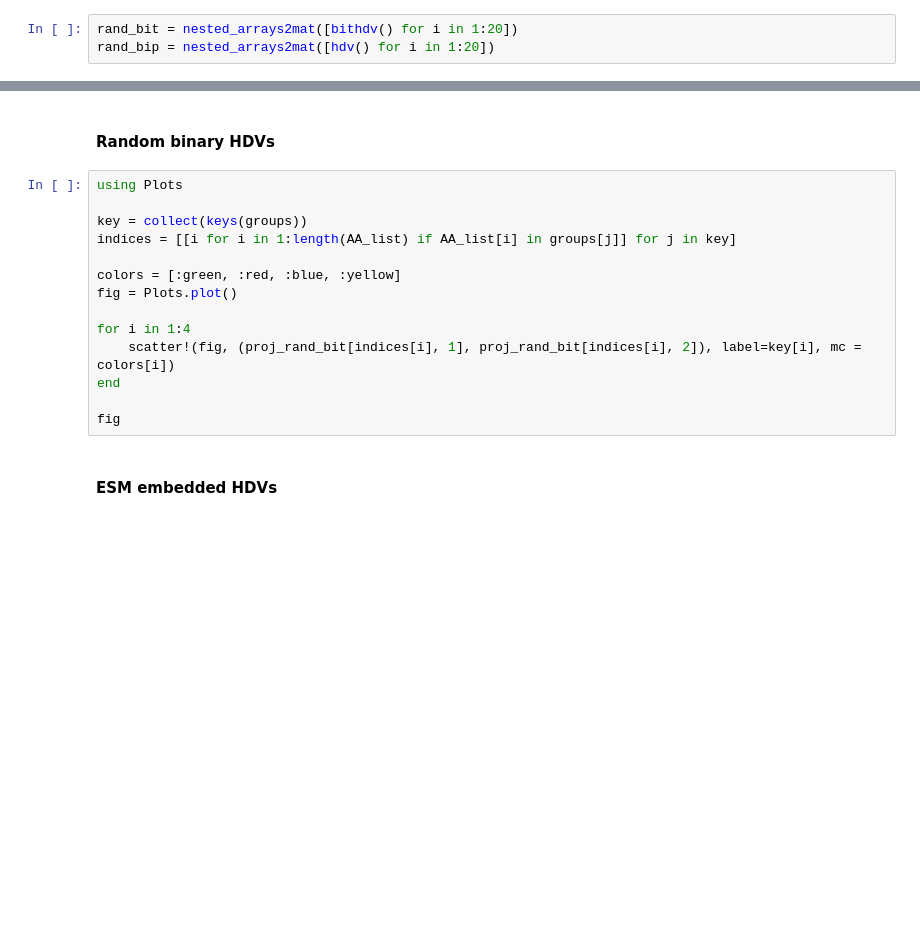
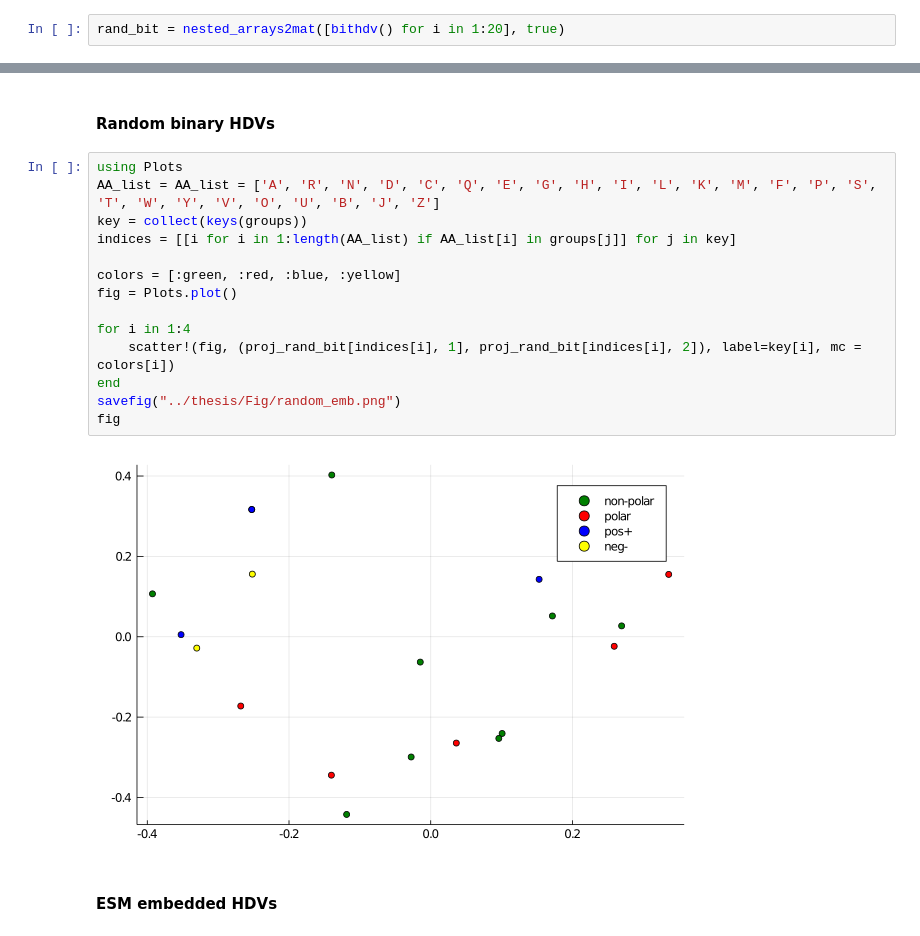
Before and after one commit to Micjanov/Master-Thesis, a Jupyter notebook: notebooks/AA_embeddings.ipynb, the cells around one changed output, grey strips where cells are left out. Saved outputs shown, nothing was run; the diff lists cells and outputs as text; blank space fills up the shorter version.

```diff
--- a/notebooks/AA_embeddings.ipynb
+++ b/notebooks/AA_embeddings.ipynb
@@ -73,6 +40,5 @@ InterruptException: InterruptException:
 # %% [markdown]
 ## Baseline random HDVs
 # %%
-rand_bit = nested_arrays2mat([bithdv() for i in 1:20])
-rand_bip = nested_arrays2mat([hdv() for i in 1:20])
+rand_bit = nested_arrays2mat([bithdv() for i in 1:20], true)
 # %% [output]
@@ -111,18 +103,20 @@ proj_naive_bit = projection(PCA_naive_bit)
 #### Random binary HDVs
 # %%
 using Plots
-
+AA_list = AA_list = ['A', 'R', 'N', 'D', 'C', 'Q', 'E', 'G', 'H', 'I', 'L', 'K', 'M', 'F', 'P', 'S', 'T', 'W', 'Y', 'V', 'O', 'U', 'B', 'J', 'Z']
 key = collect(keys(groups))
 indices = [[i for i in 1:length(AA_list) if AA_list[i] in groups[j]] for j in key]
 
 colors = [:green, :red, :blue, :yellow]
 fig = Plots.plot()
 
 for i in 1:4
     scatter!(fig, (proj_rand_bit[indices[i], 1], proj_rand_bit[indices[i], 2]), label=key[i], mc = colors[i])
 end
-
+savefig("../thesis/Fig/random_emb.png")
 fig
+# %% [output]
+[figure, added]
 # %% [markdown]
 #### ESM embedded HDVs
 # %%
```
Also changed, not shown: parts of 21 cells of this notebook, 10 other files.
